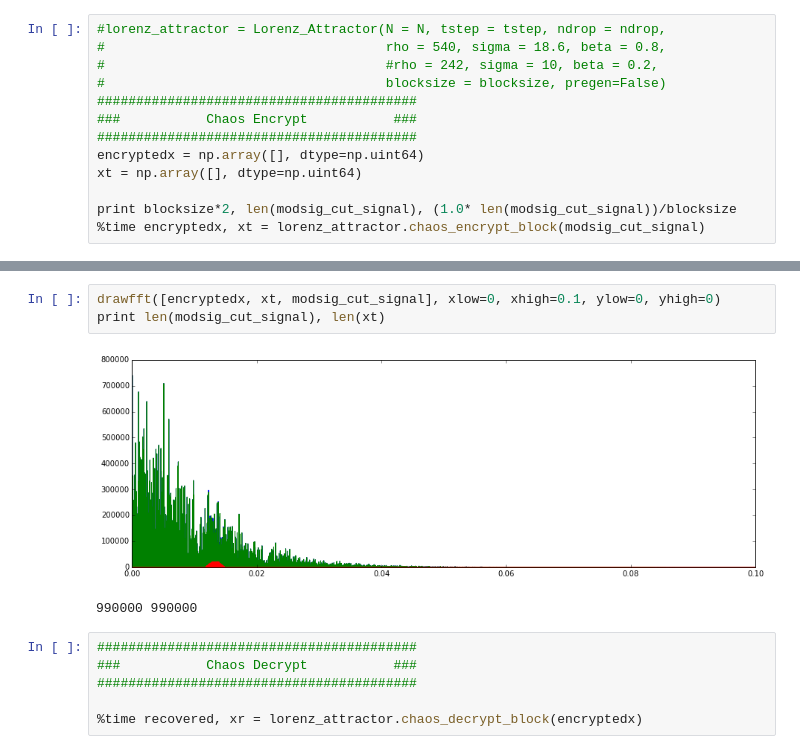
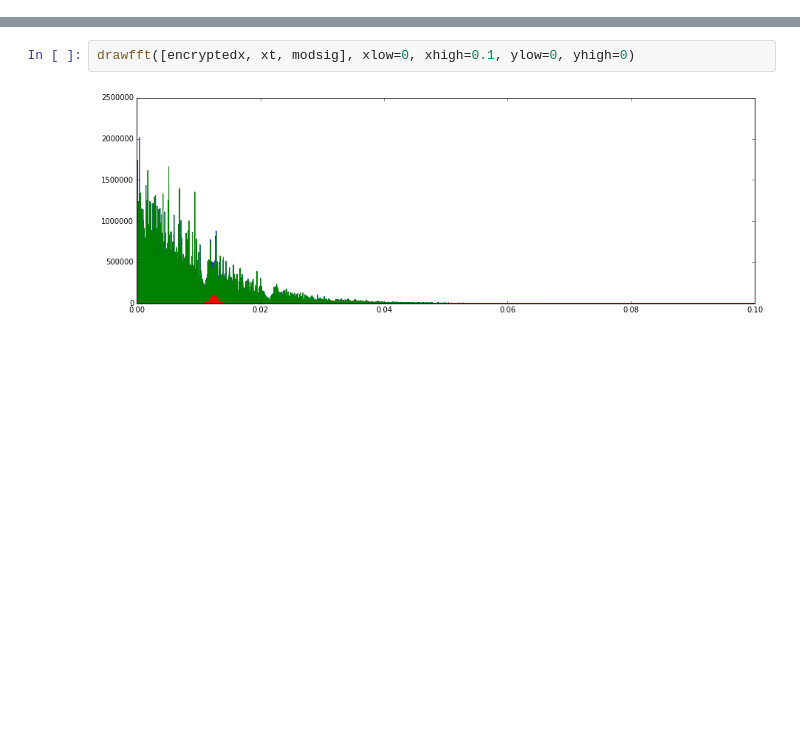
Before and after one commit to abhisheietk/crypto-chaotic, a Jupyter notebook: doc/modulation-Copy1.ipynb, the cells around one changed output, grey strips where cells are left out. Saved outputs shown, nothing was run; the diff lists cells and outputs as text; blank space fills up the shorter version.

```diff
--- a/doc/modulation-Copy1.ipynb
+++ b/doc/modulation-Copy1.ipynb
@@ -364,13 +356,0 @@ modsig 990000
-# %%
-#lorenz_attractor = Lorenz_Attractor(N = N, tstep = tstep, ndrop = ndrop,
-#                                    rho = 540, sigma = 18.6, beta = 0.8,
-#                                    #rho = 242, sigma = 10, beta = 0.2,
-#                                    blocksize = blocksize, pregen=False)
-#########################################
-###           Chaos Encrypt           ###
-#########################################
-encryptedx = np.array([], dtype=np.uint64)
-xt = np.array([], dtype=np.uint64)
-
-print blocksize*2, len(modsig_cut_signal), (1.0* len(modsig_cut_signal))/blocksize
-%time encryptedx, xt = lorenz_attractor.chaos_encrypt_block(modsig_cut_signal)
@@ -381,12 +369,4 @@ Wall time: 6.75 ms
 # %%
-drawfft([encryptedx, xt, modsig_cut_signal], xlow=0, xhigh=0.1, ylow=0, yhigh=0)
-print len(modsig_cut_signal), len(xt)
+drawfft([encryptedx, xt, modsig], xlow=0, xhigh=0.1, ylow=0, yhigh=0)
 # %% [output]
-[figure, old version]
+[figure, new version]
-990000 990000
-# %%
-#########################################
-###           Chaos Decrypt           ###
-#########################################
-
-%time recovered, xr = lorenz_attractor.chaos_decrypt_block(encryptedx)
```
Also changed, not shown: parts of 16 cells of this notebook.
